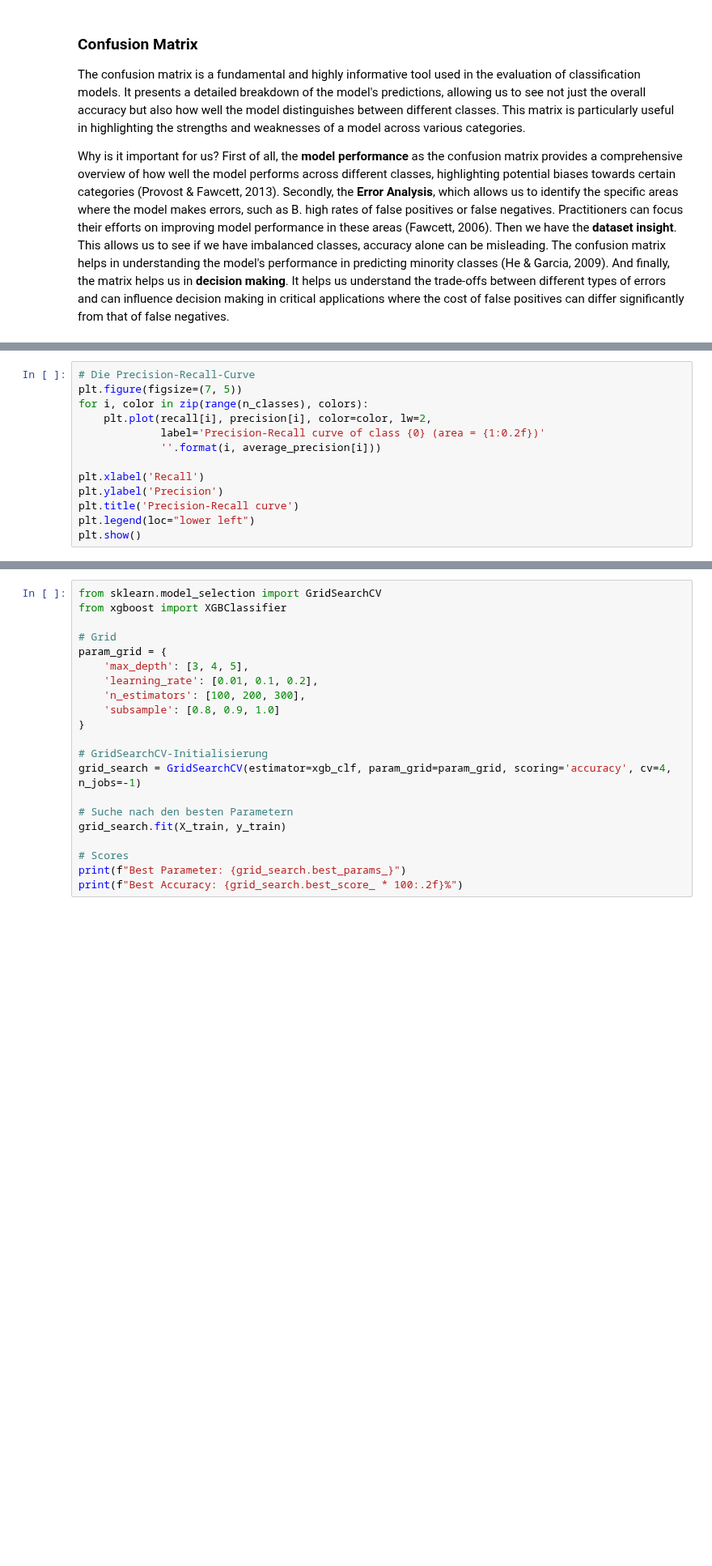
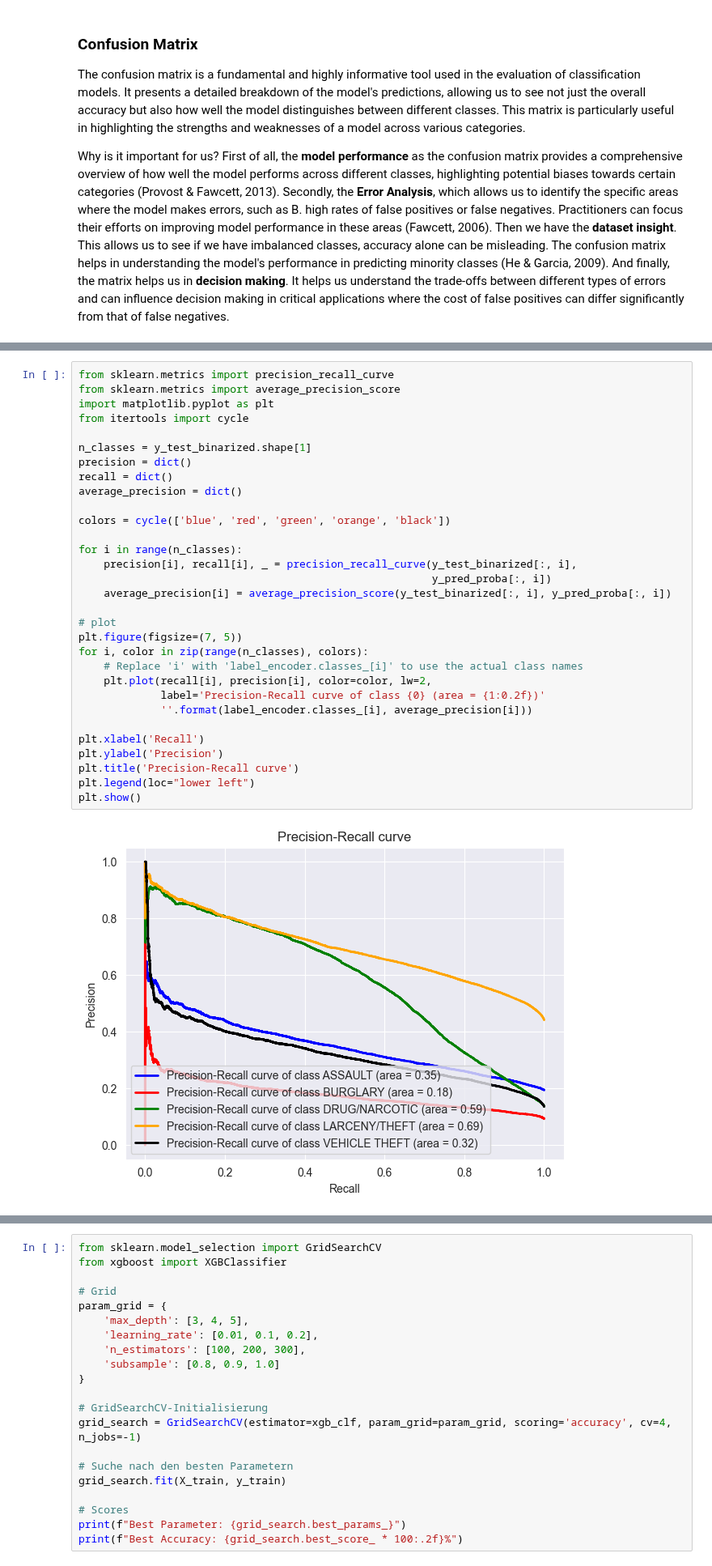
Before and after one commit to HassanAlhawari1998/SF-CrimePredict, a Jupyter notebook: Gradient Boosting XGBoost.ipynb, the cells around one changed output, grey strips where cells are left out. Shown at 81% size. Cells and saved outputs as stored; diff of their text form; blank space fills up the shorter version.

```diff
--- a/Gradient Boosting XGBoost.ipynb
+++ b/Gradient Boosting XGBoost.ipynb
@@ -256,15 +353,35 @@ for i in range(n_classes):
  Characteristic Curve).
  The area under the PR curve (AUC-PR) can be considered a measure of the overall performance of the classification model (Saito & Rehmsmeier, 2015).
 # %%
-# Die Precision-Recall-Curve
+from sklearn.metrics import precision_recall_curve
+from sklearn.metrics import average_precision_score
+import matplotlib.pyplot as plt
+from itertools import cycle
+
+n_classes = y_test_binarized.shape[1]
+precision = dict()
+recall = dict()
+average_precision = dict()
+
+colors = cycle(['blue', 'red', 'green', 'orange', 'black'])
+
+for i in range(n_classes):
+    precision[i], recall[i], _ = precision_recall_curve(y_test_binarized[:, i],
+                                                        y_pred_proba[:, i])
+    average_precision[i] = average_precision_score(y_test_binarized[:, i], y_pred_proba[:, i])
+
+# plot
 plt.figure(figsize=(7, 5))
 for i, color in zip(range(n_classes), colors):
+    # Replace 'i' with 'label_encoder.classes_[i]' to use the actual class names
     plt.plot(recall[i], precision[i], color=color, lw=2,
              label='Precision-Recall curve of class {0} (area = {1:0.2f})'
-             ''.format(i, average_precision[i]))
+             ''.format(label_encoder.classes_[i], average_precision[i]))
 
 plt.xlabel('Recall')
 plt.ylabel('Precision')
 plt.title('Precision-Recall curve')
 plt.legend(loc="lower left")
 plt.show()
+# %% [output]
+[figure, added]
```
Also changed, not shown: parts of 20 cells of this notebook, 2 other files.
